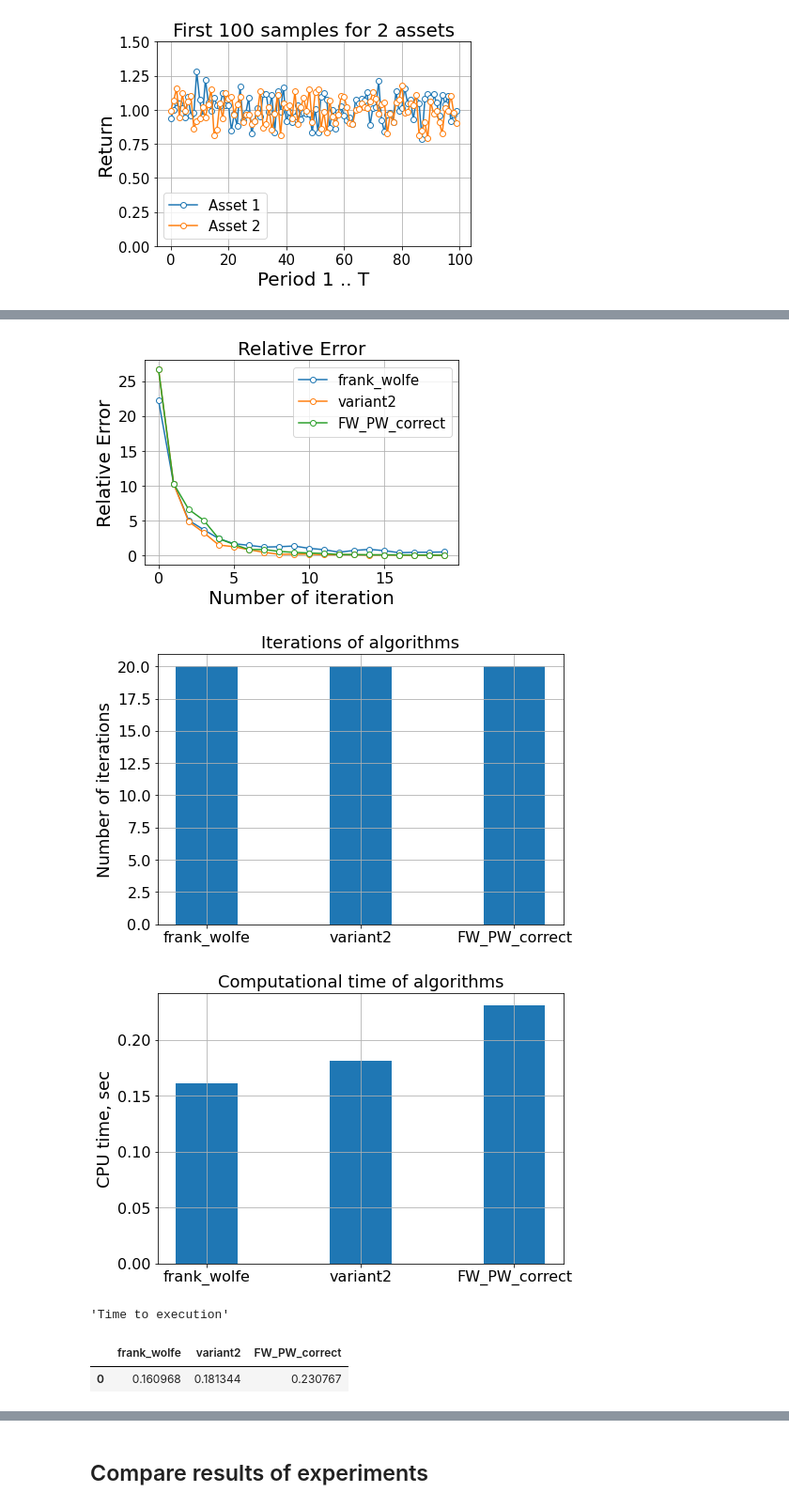
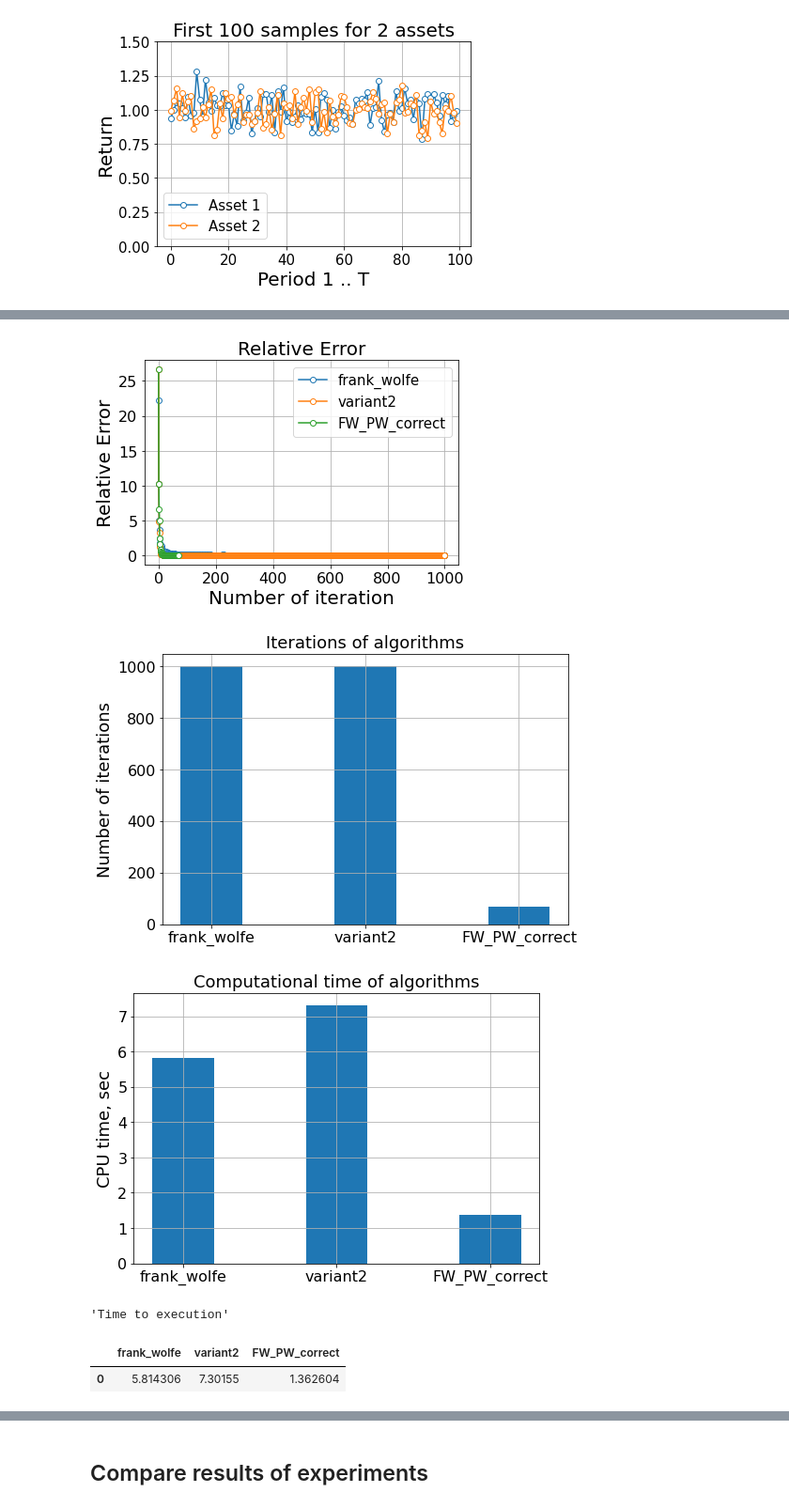
Before and after one commit to PashaIanko/Portfolio-Optimization, a Jupyter notebook: experiments.ipynb, the cells around one changed output, grey strips where cells are left out. Shown at 94% size. Drawn from its saved outputs; the diff is of its cells as text; code cells hidden in the pictures.

Commit message:
summary of N iterations

```diff
--- a/experiments.ipynb
+++ b/experiments.ipynb
@@ -336,7 +336,7 @@ def run_experiment(n_assets, n_periods, max_iterations, fun):
     )
 
     invest_distributions = np.array([v for v in i.values()])
-    sns.heatmap(invest_distributions)
+    sns.heatmap(invest_distributions, cmap = sns.color_palette("YlOrBr", as_cmap=True))
 
     display('Time to execution', pd.DataFrame(t))
     return i, o, g, t, n_iterations
@@ -384,7 +386,7 @@ FW_PW_correct  has done a correct execution
 investments_1500, objective_func_1500, gaps_1500, dts_1500, n_iterations_1500 = run_experiment(
     n_assets = 1500,
     n_periods = 1000,
-    max_iterations = 20,
+    max_iterations = 1000,
     fun = [frank_wolfe, variant2, FW_PW_correct]
 )
 # %% [output]
@@ -396,6 +399,6 @@ FW_PW_correct  has done a correct execution
-[figure, old version]
+[figure, new version]
-[figure, old version]
+[figure, new version]
-[figure, old version]
+[figure, new version]
 'Time to execution'
 |  | frank_wolfe | variant2 | FW_PW_correct |
-| 0 | 0.160968 | 0.181344 | 0.230767 |
+| 0 | 5.814306 | 7.30155 | 1.362604 |
```
Also changed, not shown: parts of 8 cells of this notebook.
